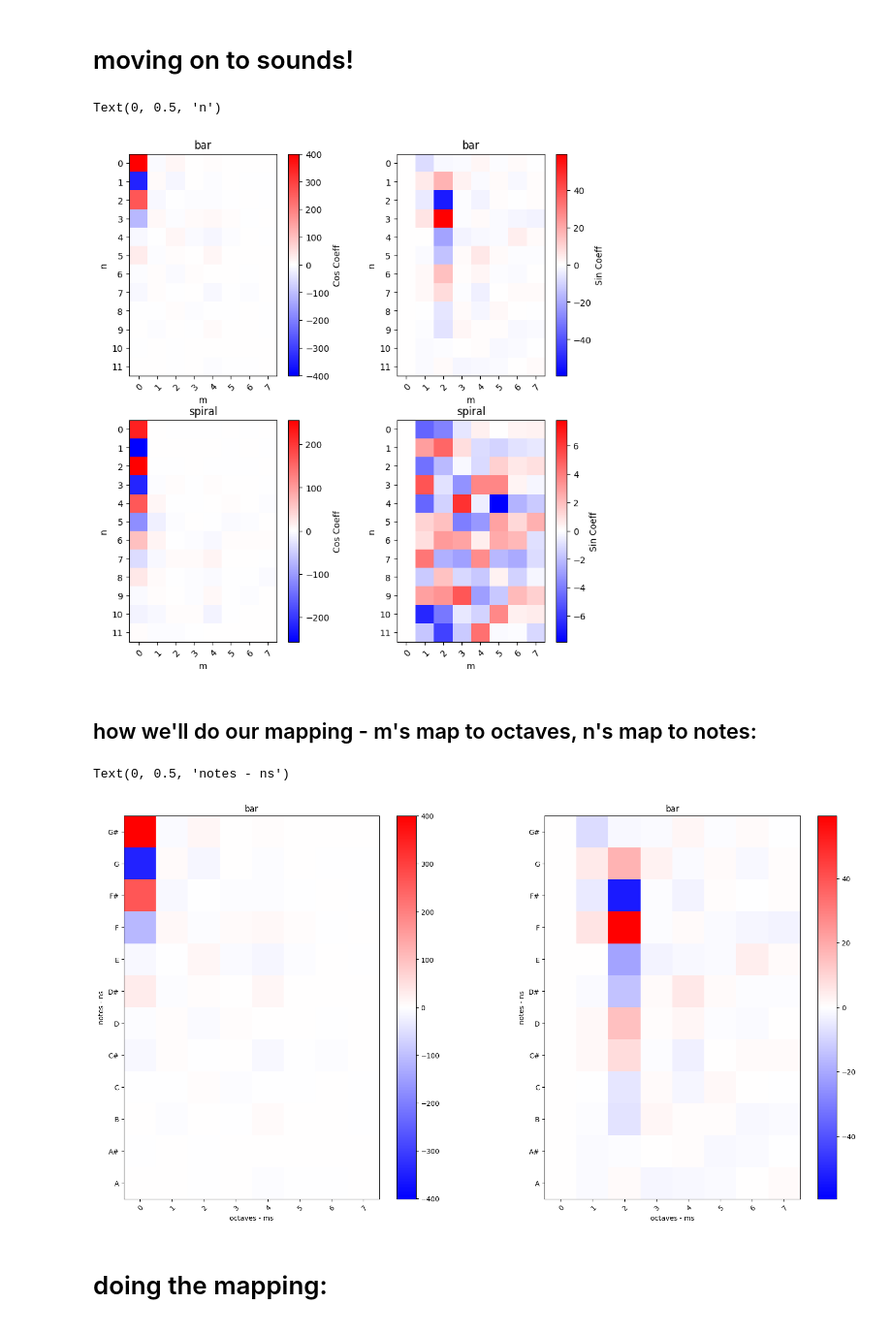
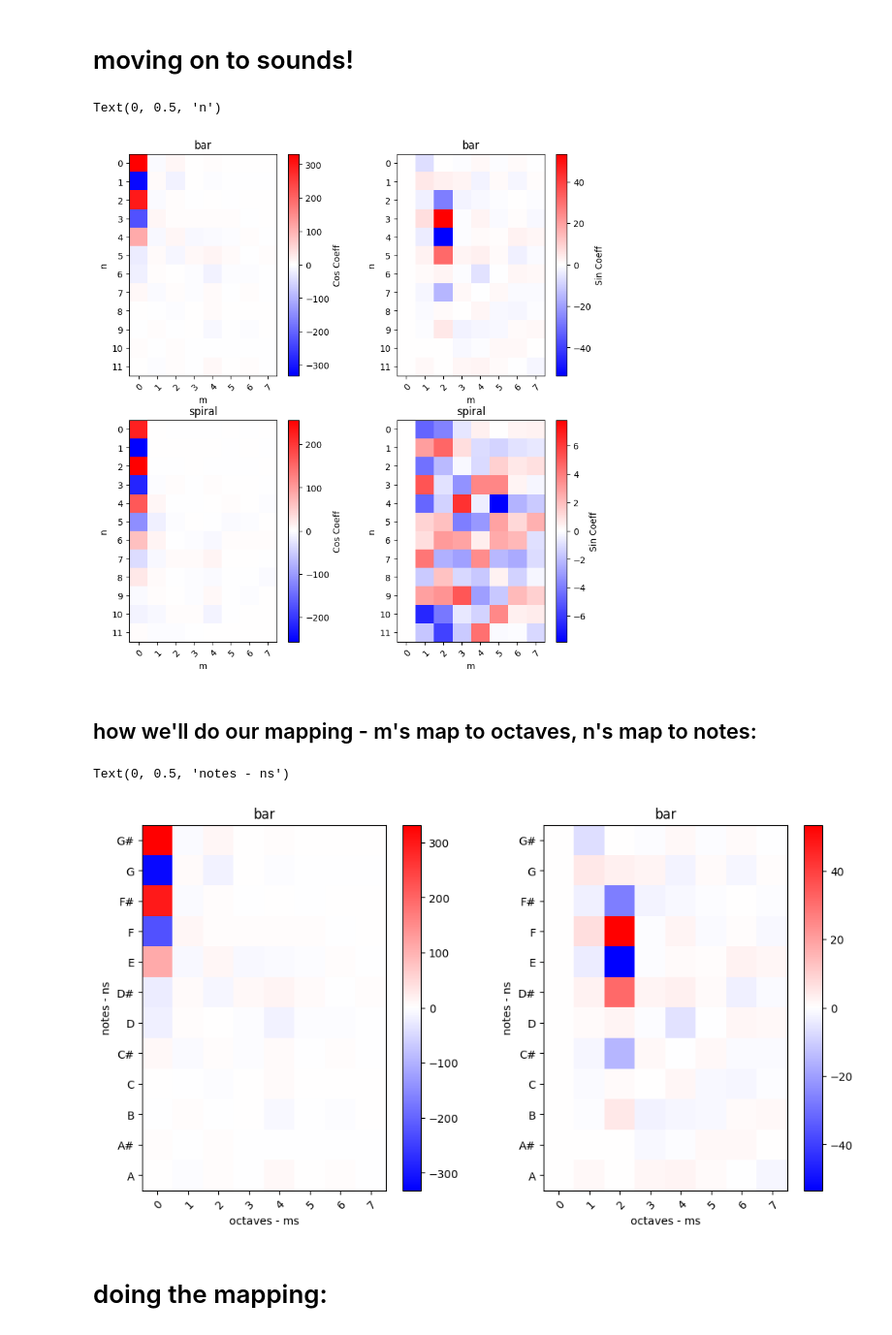
Before and after one commit to CarrieFilion/sonic, a Jupyter notebook: Demo_Notebook.ipynb, the cells around one changed output. Shown at 97% size. Drawn from its saved outputs; the diff is of its cells as text; code cells hidden in the pictures.

```diff
--- a/Demo_Notebook.ipynb
+++ b/Demo_Notebook.ipynb
@@ -91,7 +91,7 @@ mmax = 8
 nmax = 12 #twelve makes the mapping to notes easier
 
 # pick a scalelength for the reconstruction
-rscl = 20.*s #scale scalelength by the image rescaling factor
+rscl = 15.*s #scale scalelength by the image rescaling factor
 
 # make the expansion and compute the weights
 # input into LaguerreAmplitudes is rscl, mmax, nmax, R, phi, mass=1., velocity=1.
@@ -281,44 +281,44 @@ ax2[1].set_xlabel('m')
 ax2[1].set_ylabel('n')
 # %% [output]
 Text(0, 0.5, 'n')
-[figure, old version]
+[figure, new version]
 # %% [markdown]
 ## how we'll do our mapping - m's map to octaves, n's map to notes:
 # %%
 #list of unique notes, sorted lowest frequency to highest frequency
 note_list = np.sort(np.array(['C', 'C#', 'D', 'D#', 'E', 'F', 'F#', 'G', 'G#', 'A', 'A#', 'B']))[::-1]
 
-fig, (ax1) = plt.subplots(1,2,figsize=(20,10))
+fig, (ax1) = plt.subplots(1,2,figsize=(12,6))
 
 ax1[0].set_title('bar')
 im = ax1[0].imshow(c_bar.T,cmap='bwr',vmin=vmin_bar_c, vmax=vmax_bar_c)
 fig.colorbar(im, ax=ax1[0])
 # Show all ticks and label them with the respective list entries
 ax1[0].set_xticks(np.arange(mmax), labels=np.arange(mmax))
 ax1[0].set_yticks(np.arange(nmax), labels=note_list)
 
 # Rotate the tick labels and set their alignment.
 plt.setp(ax1[0].get_xticklabels(), rotation=45, ha="right",
          rotation_mode="anchor")
 
 ax1[0].set_xlabel('octaves - ms')
 ax1[0].set_ylabel('notes - ns')
 
 ax1[1].set_title('bar')
 im = ax1[1].imshow(s_bar.T,cmap='bwr',vmin=vmin_bar_s, vmax=vmax_bar_s)
 fig.colorbar(im, ax=ax1[1])
 # Show all ticks and label them with the respective list entries
 ax1[1].set_xticks(np.arange(mmax), labels=np.arange(mmax))
 ax1[1].set_yticks(np.arange(nmax), labels=note_list)
 # Rotate the tick labels and set their alignment.
 plt.setp(ax1[1].get_xticklabels(), rotation=45, ha="right",
          rotation_mode="anchor")
 
 ax1[1].set_xlabel('octaves - ms')
 ax1[1].set_ylabel('notes - ns')
 # %% [output]
 Text(0, 0.5, 'notes - ns')
-[figure, old version]
+[figure, new version]
 # %% [markdown]
 # doing the mapping:
 # %%
```
Also changed, not shown: parts of 7 cells of this notebook.
